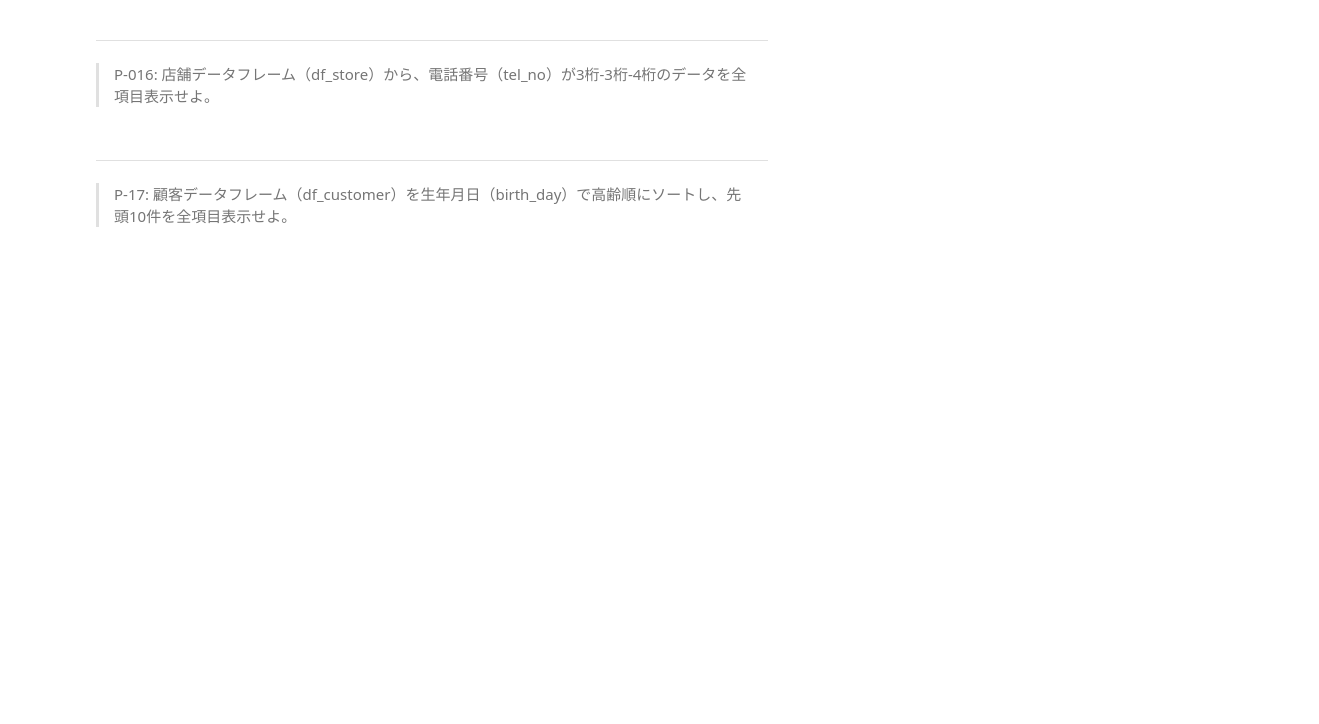
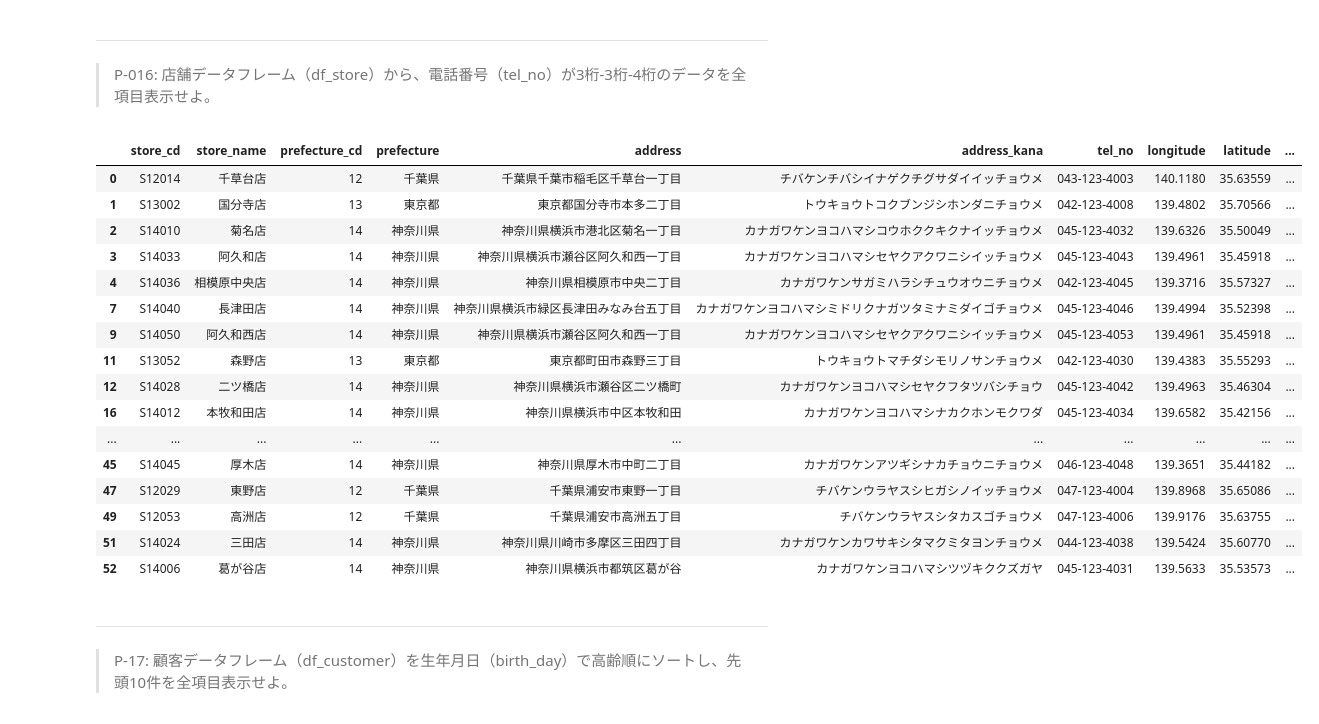
Before and after one commit to jackfrostwillbeking/100knocks-preprocess, a Jupyter notebook: docker/work/preprocess_knock_Python.ipynb, the cells around one changed output. Cells and saved outputs as stored; diff of their text form; code cells hidden in the pictures; blank space fills up the shorter version.

```diff
--- a/docker/work/preprocess_knock_Python.ipynb
+++ b/docker/work/preprocess_knock_Python.ipynb
@@ -47,3 +11,39 @@ df_geocode = pd.read_sql(sql='select * from geocode', con=conn)
+# %%
+%load_ext sql
+import os
+import pandas as pd
+import numpy as np
+from datetime import datetime, date
+from dateutil.relativedelta import relativedelta
+import math
+import psycopg2
+from sqlalchemy import create_engine
+from sklearn import preprocessing
+from sklearn.model_selection import train_test_split
+from imblearn.under_sampling import RandomUnderSampler
+
+pgconfig = {
+    'host': 'db',
+    'port': os.environ['PG_PORT'],
+    'database': os.environ['PG_DATABASE'],
+    'user': os.environ['PG_USER'],
+    'password': os.environ['PG_PASSWORD'],
+}
+dsl = 'postgresql://{user}:{password}@{host}:{port}/{database}'.format(**pgconfig)
+
+# pd.read_sql用のコネクタ
+conn = psycopg2.connect(**pgconfig)
+# pd.to_sql用のcreate engine
+engine = create_engine(dsl)
+# MagicコマンドでSQLを書くための設定
+%sql $dsl
+
+df_customer = pd.read_sql(sql='select * from customer', con=conn)
+df_category = pd.read_sql(sql='select * from category', con=conn)
+df_product = pd.read_sql(sql='select * from product', con=conn)
+df_receipt = pd.read_sql(sql='select * from receipt', con=conn)
+df_store = pd.read_sql(sql='select * from store', con=conn)
+df_geocode = pd.read_sql(sql='select * from geocode', con=conn)
 # %% [markdown]
 dss-postgres# 演習問題
 # %% [markdown]
@@ -221,6 +292,26 @@ df_store[df_store['store_cd'].str.startswith('S14')].head(10)
 # %% [markdown]
 ---
 > P-016: 店舗データフレーム（df_store）から、電話番号（tel_no）が3桁-3桁-4桁のデータを全項目表示せよ。
+# %%
+df_store[df_store['tel_no'].str.match('[0-9]{3}-[0-9]{3}-[0-9]{4}')]
+# %% [output]
+|  | store_cd | store_name | prefecture_cd | prefecture | address | address_kana | tel_no | longitude | latitude | ... |
+| 0 | S12014 | 千草台店 | 12 | 千葉県 | 千葉県千葉市稲毛区千草台一丁目 | チバケンチバシイナゲクチグサダイイッチョウメ | 043-123-4003 | 140.1180 | 35.63559 | ... |
+| 1 | S13002 | 国分寺店 | 13 | 東京都 | 東京都国分寺市本多二丁目 | トウキョウトコクブンジシホンダニチョウメ | 042-123-4008 | 139.4802 | 35.70566 | ... |
+| 2 | S14010 | 菊名店 | 14 | 神奈川県 | 神奈川県横浜市港北区菊名一丁目 | カナガワケンヨコハマシコウホククキクナイッチョウメ | 045-123-4032 | 139.6326 | 35.50049 | ... |
+| 3 | S14033 | 阿久和店 | 14 | 神奈川県 | 神奈川県横浜市瀬谷区阿久和西一丁目 | カナガワケンヨコハマシセヤクアクワニシイッチョウメ | 045-123-4043 | 139.4961 | 35.45918 | ... |
+| 4 | S14036 | 相模原中央店 | 14 | 神奈川県 | 神奈川県相模原市中央二丁目 | カナガワケンサガミハラシチュウオウニチョウメ | 042-123-4045 | 139.3716 | 35.57327 | ... |
+| 7 | S14040 | 長津田店 | 14 | 神奈川県 | 神奈川県横浜市緑区長津田みなみ台五丁目 | カナガワケンヨコハマシミドリクナガツタミナミダイゴチョウメ | 045-123-4046 | 139.4994 | 35.52398 | ... |
+| 9 | S14050 | 阿久和西店 | 14 | 神奈川県 | 神奈川県横浜市瀬谷区阿久和西一丁目 | カナガワケンヨコハマシセヤクアクワニシイッチョウメ | 045-123-4053 | 139.4961 | 35.45918 | ... |
+| 11 | S13052 | 森野店 | 13 | 東京都 | 東京都町田市森野三丁目 | トウキョウトマチダシモリノサンチョウメ | 042-123-4030 | 139.4383 | 35.55293 | ... |
+| 12 | S14028 | 二ツ橋店 | 14 | 神奈川県 | 神奈川県横浜市瀬谷区二ツ橋町 | カナガワケンヨコハマシセヤクフタツバシチョウ | 045-123-4042 | 139.4963 | 35.46304 | ... |
+| 16 | S14012 | 本牧和田店 | 14 | 神奈川県 | 神奈川県横浜市中区本牧和田 | カナガワケンヨコハマシナカクホンモクワダ | 045-123-4034 | 139.6582 | 35.42156 | ... |
+| ... | ... | ... | ... | ... | ... | ... | ... | ... | ... | ... |
+| 45 | S14045 | 厚木店 | 14 | 神奈川県 | 神奈川県厚木市中町二丁目 | カナガワケンアツギシナカチョウニチョウメ | 046-123-4048 | 139.3651 | 35.44182 | ... |
+| 47 | S12029 | 東野店 | 12 | 千葉県 | 千葉県浦安市東野一丁目 | チバケンウラヤスシヒガシノイッチョウメ | 047-123-4004 | 139.8968 | 35.65086 | ... |
+| 49 | S12053 | 高洲店 | 12 | 千葉県 | 千葉県浦安市高洲五丁目 | チバケンウラヤスシタカスゴチョウメ | 047-123-4006 | 139.9176 | 35.63755 | ... |
+| 51 | S14024 | 三田店 | 14 | 神奈川県 | 神奈川県川崎市多摩区三田四丁目 | カナガワケンカワサキシタマクミタヨンチョウメ | 044-123-4038 | 139.5424 | 35.60770 | ... |
+| 52 | S14006 | 葛が谷店 | 14 | 神奈川県 | 神奈川県横浜市都筑区葛が谷 | カナガワケンヨコハマシツヅキククズガヤ | 045-123-4031 | 139.5633 | 35.53573 | ... |
 # %% [markdown]
 ---
 > P-17: 顧客データフレーム（df_customer）を生年月日（birth_day）で高齢順にソートし、先頭10件を全項目表示せよ。
```
Also changed, not shown: parts of 9 cells of this notebook.
